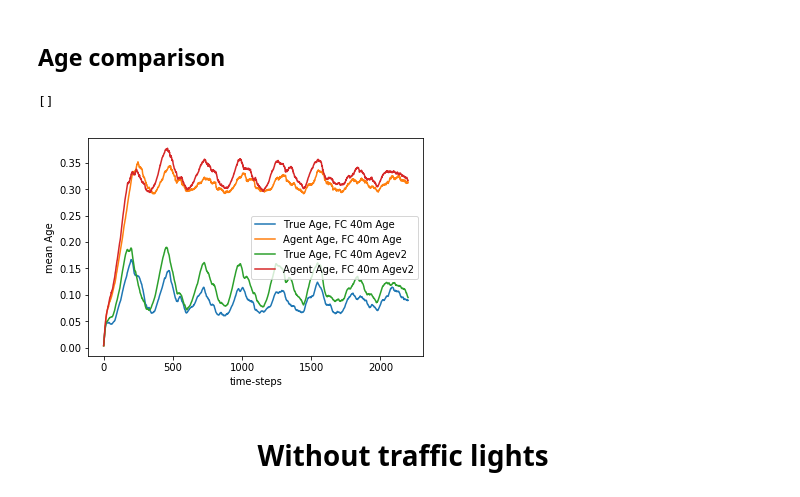
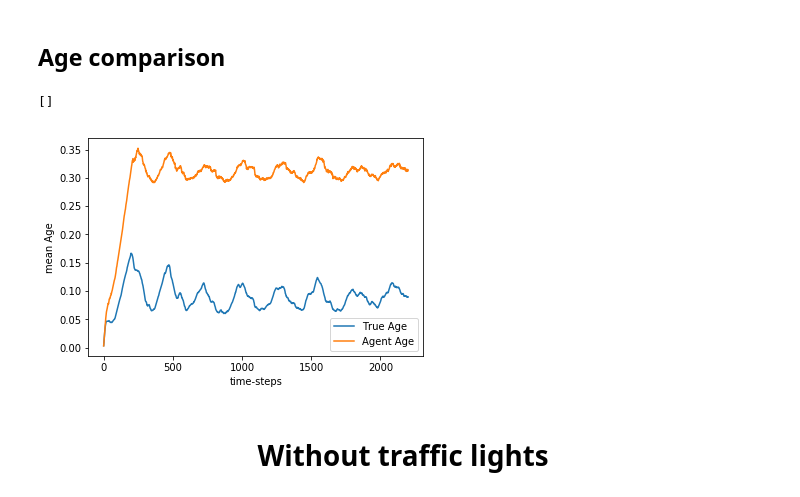
Before and after one commit to mynkpl1998/upgraded-octo-lamp, a Jupyter notebook: extras/analysis/homogeneous-with-tf.ipynb, the cells around one changed output. Cells and saved outputs as stored; diff of their text form; code cells hidden in the pictures.

```diff
--- a/extras/analysis/homogeneous-with-tf.ipynb
+++ b/extras/analysis/homogeneous-with-tf.ipynb
@@ -337,15 +317,13 @@ FC40mAgev2AgentAgeData = getAgeVector(FC40mAgev2Data, trueAge=False)
 # %%
-plt.plot(np.array(FC40mAgeTrueAgeData['complete']).mean(axis=0), label="True Age, FC 40m Age")
-plt.plot(np.array(FC40mAgeAgentAgeData['complete']).mean(axis=0), label="Agent Age, FC 40m Age")
-plt.plot(np.array(FC40mAgev2TrueAgeData['complete']).mean(axis=0), label="True Age, FC 40m Agev2")
-plt.plot(np.array(FC40mAgev2AgentAgeData['complete']).mean(axis=0), label="Agent Age, FC 40m Agev2")
+plt.plot(np.array(FC40mAgeTrueAgeData['complete']).mean(axis=0), label="True Age")
+plt.plot(np.array(FC40mAgeAgentAgeData['complete']).mean(axis=0), label="Agent Age")
 plt.legend()
 plt.ylabel('mean Age')
 plt.xlabel('time-steps')
 plt.plot()
 # %% [output]
 []
-[figure, old version]
+[figure, new version]
 # %% [markdown]
 <h1 align="center"> Without traffic lights </h1>
 # %% [markdown]
```
Also changed, not shown: parts of 11 cells of this notebook.
